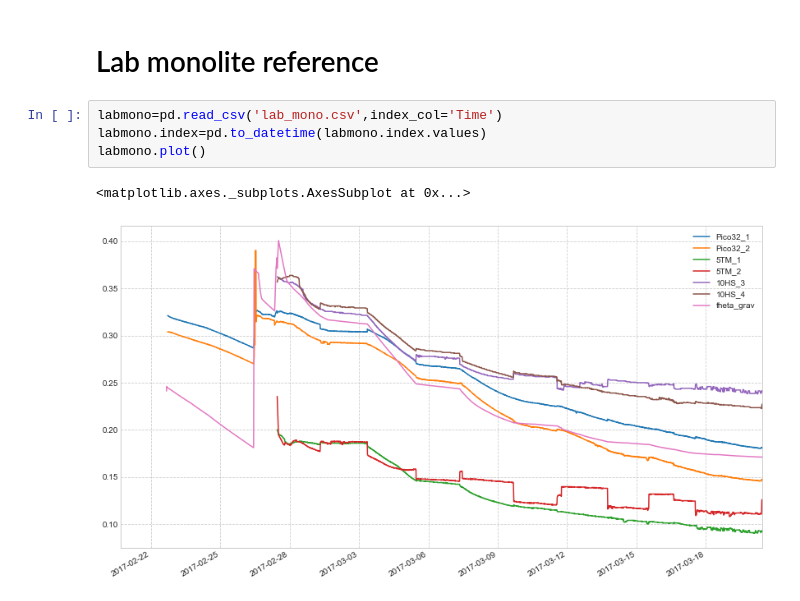
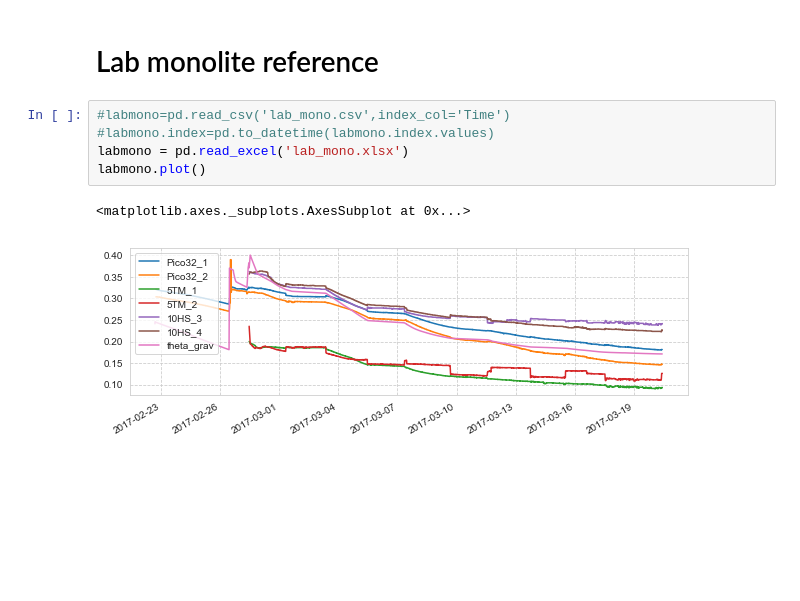
Before and after one commit to cojacoo/soil_water_sensor_comparison, a Jupyter notebook: Sensor_Comparision_EEMD.ipynb, the cells around one changed output. Cells and saved outputs as stored; diff of their text form; blank space fills up the shorter version.

Commit message:
converted csv to excel and adapted script accordingly

```diff
--- a/Sensor_Comparision_EEMD.ipynb
+++ b/Sensor_Comparision_EEMD.ipynb
@@ -688,9 +718,10 @@ m_gof(results2,3)
 # %% [markdown]
 # Lab monolite reference
 # %%
-labmono=pd.read_csv('lab_mono.csv',index_col='Time')
-labmono.index=pd.to_datetime(labmono.index.values)
+#labmono=pd.read_csv('lab_mono.csv',index_col='Time')
+#labmono.index=pd.to_datetime(labmono.index.values)
+labmono = pd.read_excel('lab_mono.xlsx')
 labmono.plot()
 # %% [output]
 <matplotlib.axes._subplots.AxesSubplot at 0x...>
-[figure, old version]
+[figure, new version]
```
Also changed, not shown: parts of 6 cells of this notebook, 9 other files.
